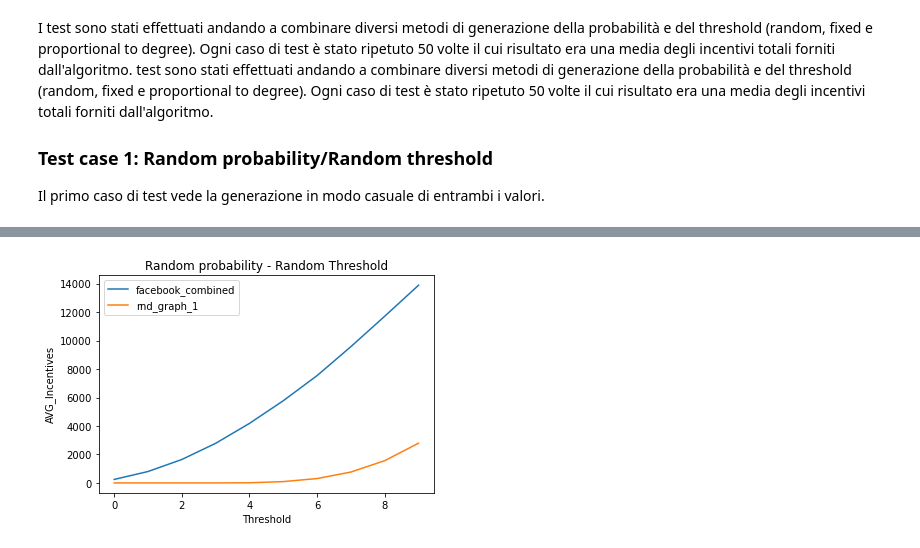
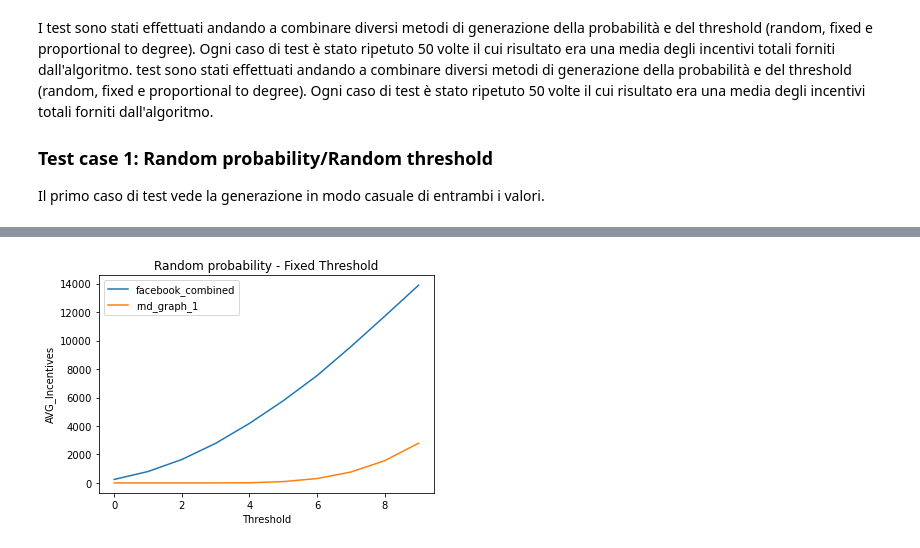
Before and after one commit to fscavone1/TPI-Algorithm, a Jupyter notebook: documentation.ipynb, the cells around one changed output, grey strips where cells are left out. Cells and saved outputs as stored; diff of their text form; code cells hidden in the pictures.

```diff
--- a/documentation.ipynb
+++ b/documentation.ipynb
@@ -278,4 +300,4 @@ FileNotFoundError: [Errno 2] File Tests/musae_PTBR_tests/test_rf.csv does not ex
 # %%
-plots.create_comparison_graphs('facebook_combined','rnd_graph_1', 'rf', 10, 'Random probability - Random Threshold')
+plots.create_comparison_graphs('facebook_combined','rnd_graph_1', 'rf', 10, 'Random probability - Fixed Threshold')
 # %% [output]
-[figure, old version]
+[figure, new version]
```
Also changed, not shown: parts of 43 cells of this notebook.
